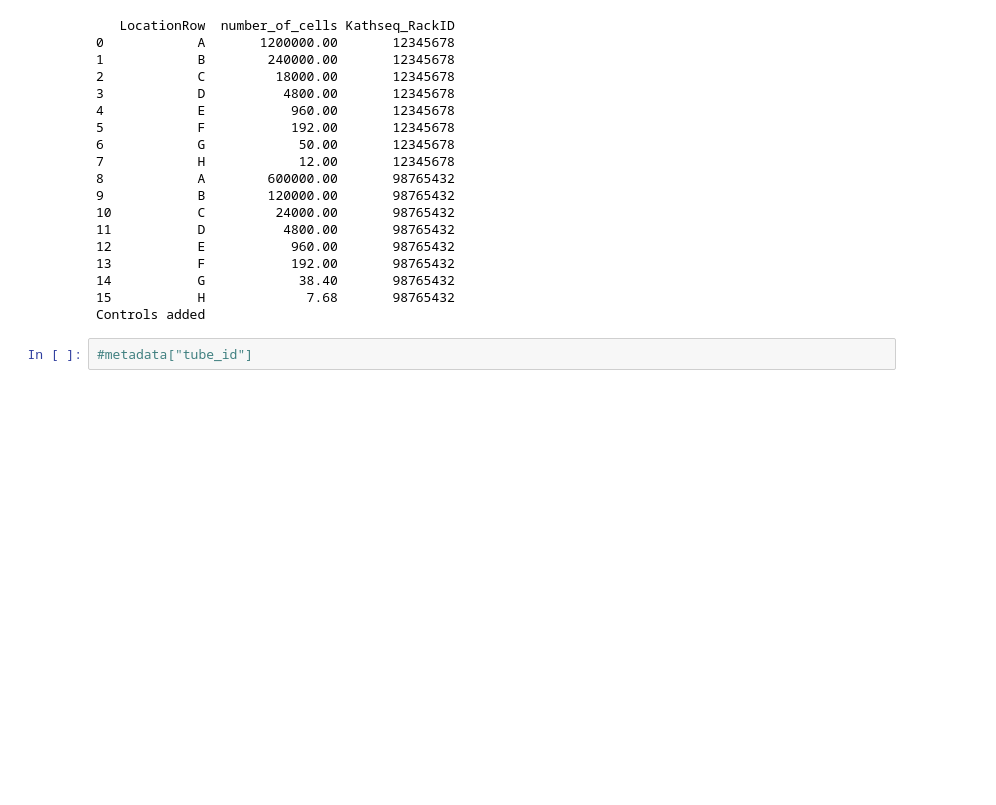
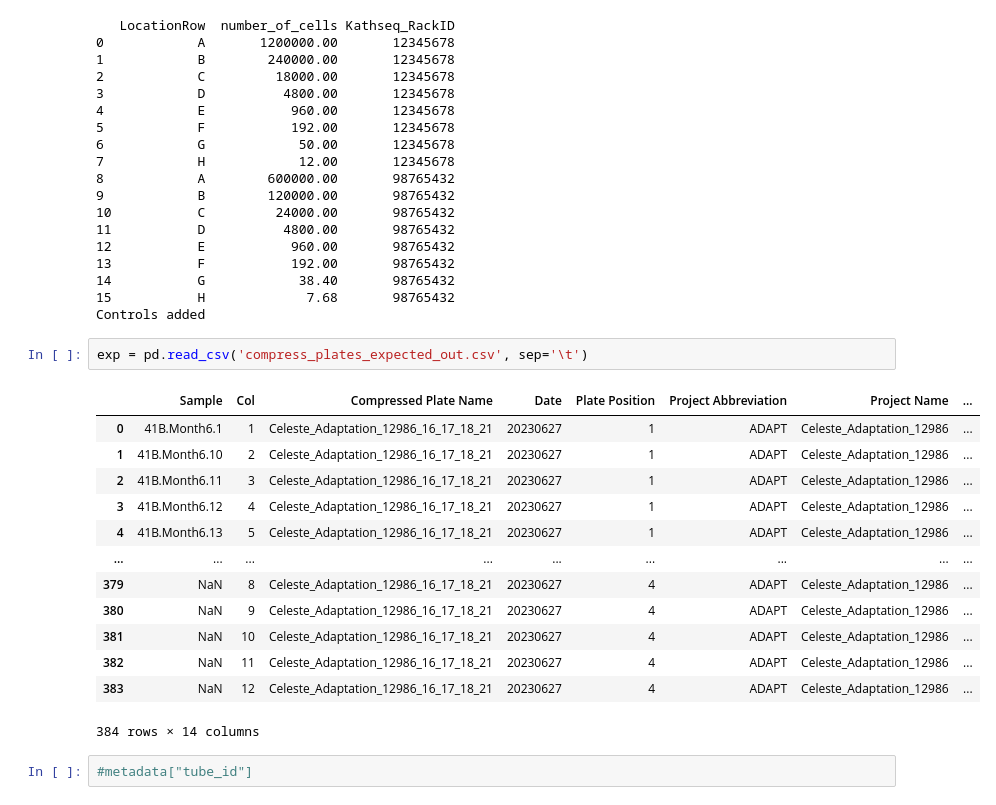
Before and after one commit to biocore/metagenomics_pooling_notebook, a Jupyter notebook: notebooks/working_metagenomics_pipeline_iSeqnorm.ipynb, the cells around one changed output. Cells and saved outputs as stored; diff of their text form; blank space fills up the shorter version.

```diff
--- a/notebooks/working_metagenomics_pipeline_iSeqnorm.ipynb
+++ b/notebooks/working_metagenomics_pipeline_iSeqnorm.ipynb
@@ -238,6 +256,22 @@ plate_df = add_controls(plate_df,blanks_dir,katharoseq_dir)
 14           G            38.40       98765432
 15           H             7.68       98765432
 Controls added
+# %%
+exp = pd.read_csv('compress_plates_expected_out.csv', sep='\t')
+# %% [output]
+|  | Sample | Col | Compressed Plate Name | Date | Plate Position | Project Abbreviation | Project Name | ... |
+| 0 | 41B.Month6.1 | 1 | Celeste_Adaptation_12986_16_17_18_21 | 20230627 | 1 | ADAPT | Celeste_Adaptation_12986 | ... |
+| 1 | 41B.Month6.10 | 2 | Celeste_Adaptation_12986_16_17_18_21 | 20230627 | 1 | ADAPT | Celeste_Adaptation_12986 | ... |
+| 2 | 41B.Month6.11 | 3 | Celeste_Adaptation_12986_16_17_18_21 | 20230627 | 1 | ADAPT | Celeste_Adaptation_12986 | ... |
+| 3 | 41B.Month6.12 | 4 | Celeste_Adaptation_12986_16_17_18_21 | 20230627 | 1 | ADAPT | Celeste_Adaptation_12986 | ... |
+| 4 | 41B.Month6.13 | 5 | Celeste_Adaptation_12986_16_17_18_21 | 20230627 | 1 | ADAPT | Celeste_Adaptation_12986 | ... |
+| ... | ... | ... | ... | ... | ... | ... | ... | ... |
+| 379 | NaN | 8 | Celeste_Adaptation_12986_16_17_18_21 | 20230627 | 4 | ADAPT | Celeste_Adaptation_12986 | ... |
+| 380 | NaN | 9 | Celeste_Adaptation_12986_16_17_18_21 | 20230627 | 4 | ADAPT | Celeste_Adaptation_12986 | ... |
+| 381 | NaN | 10 | Celeste_Adaptation_12986_16_17_18_21 | 20230627 | 4 | ADAPT | Celeste_Adaptation_12986 | ... |
+| 382 | NaN | 11 | Celeste_Adaptation_12986_16_17_18_21 | 20230627 | 4 | ADAPT | Celeste_Adaptation_12986 | ... |
+| 383 | NaN | 12 | Celeste_Adaptation_12986_16_17_18_21 | 20230627 | 4 | ADAPT | Celeste_Adaptation_12986 | ... |
+384 rows × 14 columns
 # %%
 #metadata["tube_id"]
 # %%
```
Also changed, not shown: parts of 3 cells of this notebook, 36 other files.
